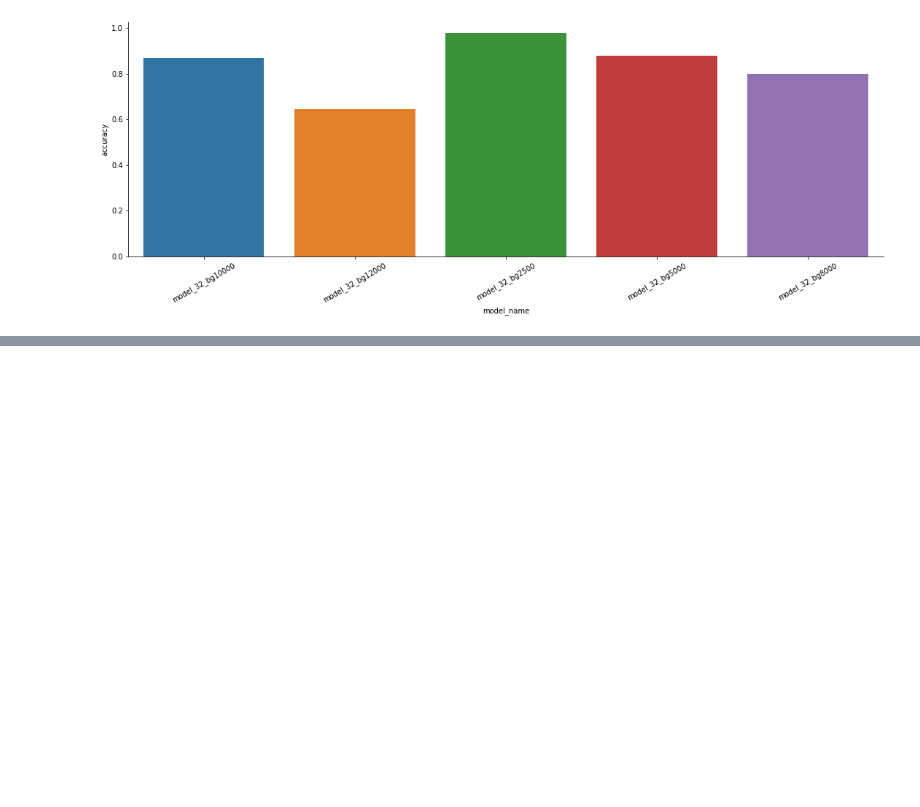
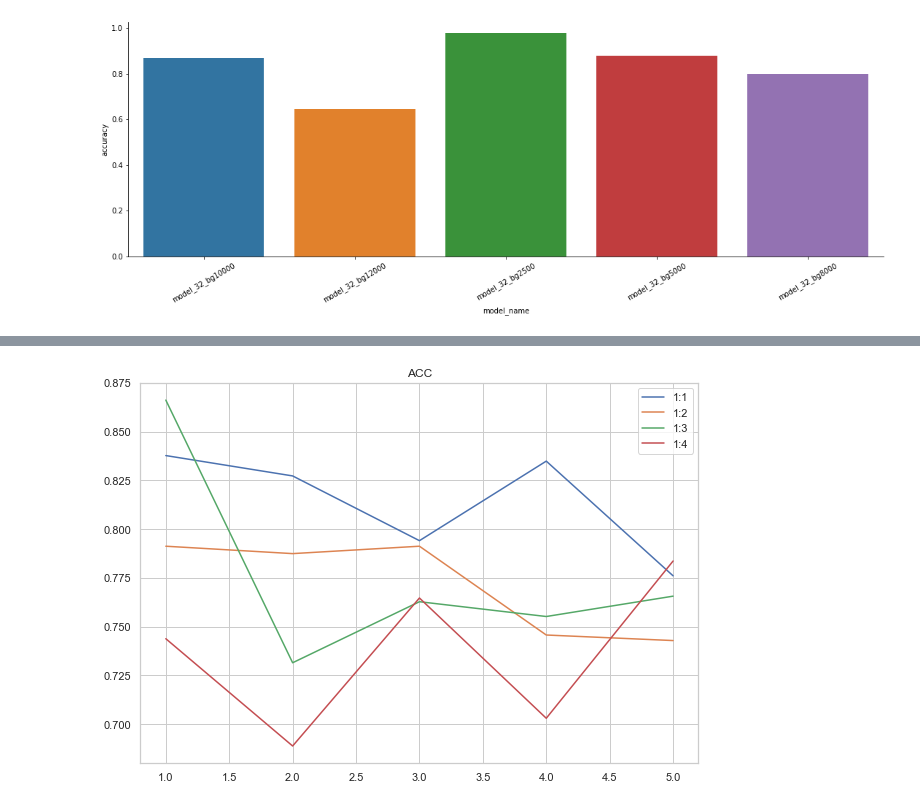
Before and after one commit to SivenM/test_models, a Jupyter notebook: testing_plots.ipynb, the cells around one changed output, grey strips where cells are left out. Saved outputs shown, nothing was run; the diff lists cells and outputs as text; code cells hidden in the pictures; blank space fills up the shorter version.

```diff
--- a/testing_plots.ipynb
+++ b/testing_plots.ipynb
@@ -41,0 +253,17 @@ auc_m12000 = data_m12000['auc']
+# %%
+r1_acc = [r1_k0_acc_json['accuracy'], r1_k1_acc_json['accuracy'], r1_k2_acc_json['accuracy'], r1_k3_acc_json['accuracy'], r1_k4_acc_json['accuracy']]
+r2_acc = [r2_k0_acc_json['accuracy'], r2_k1_acc_json['accuracy'], r2_k2_acc_json['accuracy'], r2_k3_acc_json['accuracy'], r2_k4_acc_json['accuracy']]
+r3_acc = [r3_k0_acc_json['accuracy'], r3_k1_acc_json['accuracy'], r3_k2_acc_json['accuracy'], r3_k3_acc_json['accuracy'], r3_k4_acc_json['accuracy']]
+r4_acc = [r4_k0_acc_json['accuracy'], r4_k1_acc_json['accuracy'], r4_k2_acc_json['accuracy'], r4_k3_acc_json['accuracy'], r4_k4_acc_json['accuracy']]
+# %%
+plt.figure(figsize=(10, 7))
+plt.plot([1,2,3,4,5], r1_acc, label='1:1');
+plt.plot([1,2,3,4,5], r2_acc, label='1:2');
+plt.plot([1,2,3,4,5], r3_acc, label='1:3');
+plt.plot([1,2,3,4,5], r4_acc, label='1:4');
+plt.legend()
+plt.title('ACC')
+plt.grid('on')
+plt.show();
+# %% [output]
+[figure, added]
```
Also changed, not shown: parts of 17 cells of this notebook, 3 other files.
